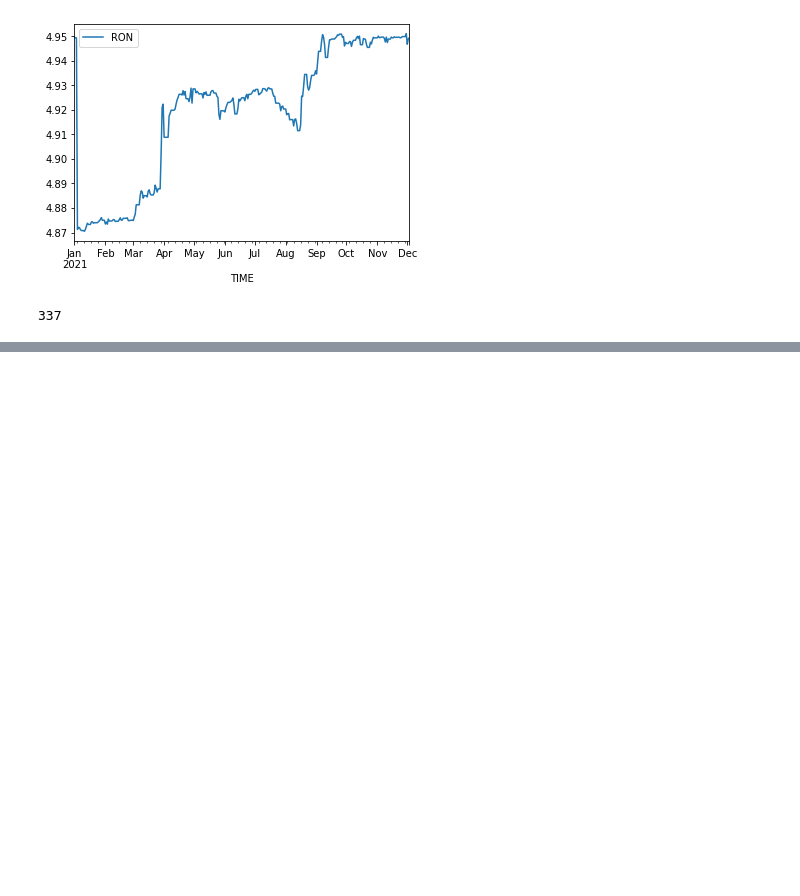
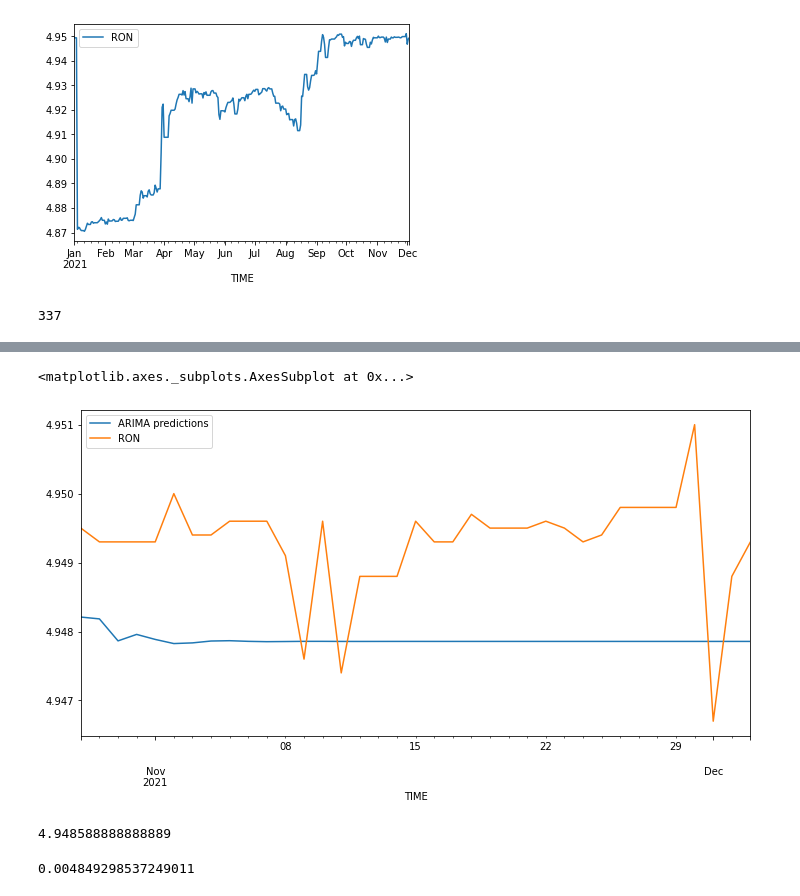
Before and after one commit to jtunde/Python, a Jupyter notebook: cn2 ARIMA2.ipynb, the cells around one changed output, grey strips where cells are left out. Saved outputs shown, nothing was run; the diff lists cells and outputs as text; code cells hidden in the pictures; blank space fills up the shorter version.

```diff
--- a/cn2 ARIMA2.ipynb
+++ b/cn2 ARIMA2.ipynb
@@ -34,0 +134,17 @@ len(df)
+# %%
+pred.plot(legend='ARIMA Predictions')
+test['RON'].plot(legend=True)
+# %% [output]
+<matplotlib.axes._subplots.AxesSubplot at 0x...>
+[figure, added]
+# %%
+test['RON'].mean()
+# %% [output]
+4.948588888888889
+# %%
+from sklearn.metrics import mean_squared_error
+from math import sqrt
+rmse=sqrt(mean_squared_error(pred,test['RON']))
+print(rmse)
+# %% [output]
+0.004849298537249011
```
Also changed, not shown: parts of 12 cells of this notebook.
